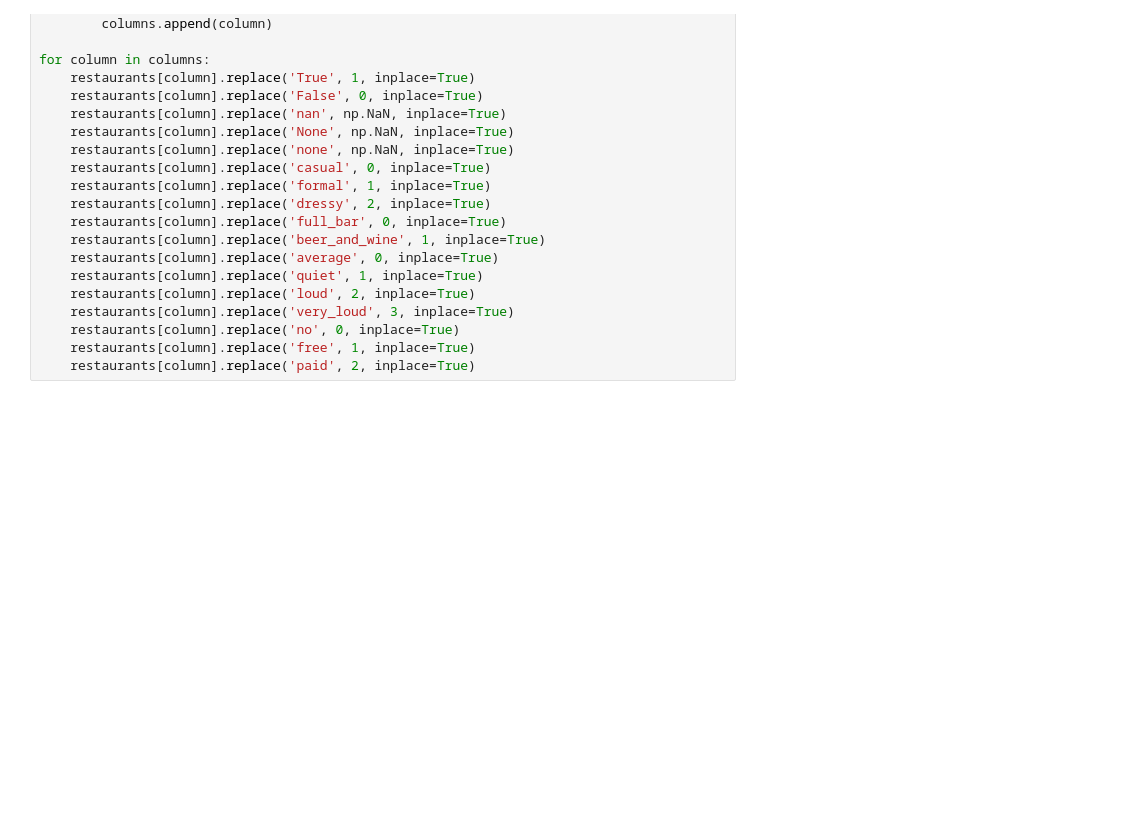
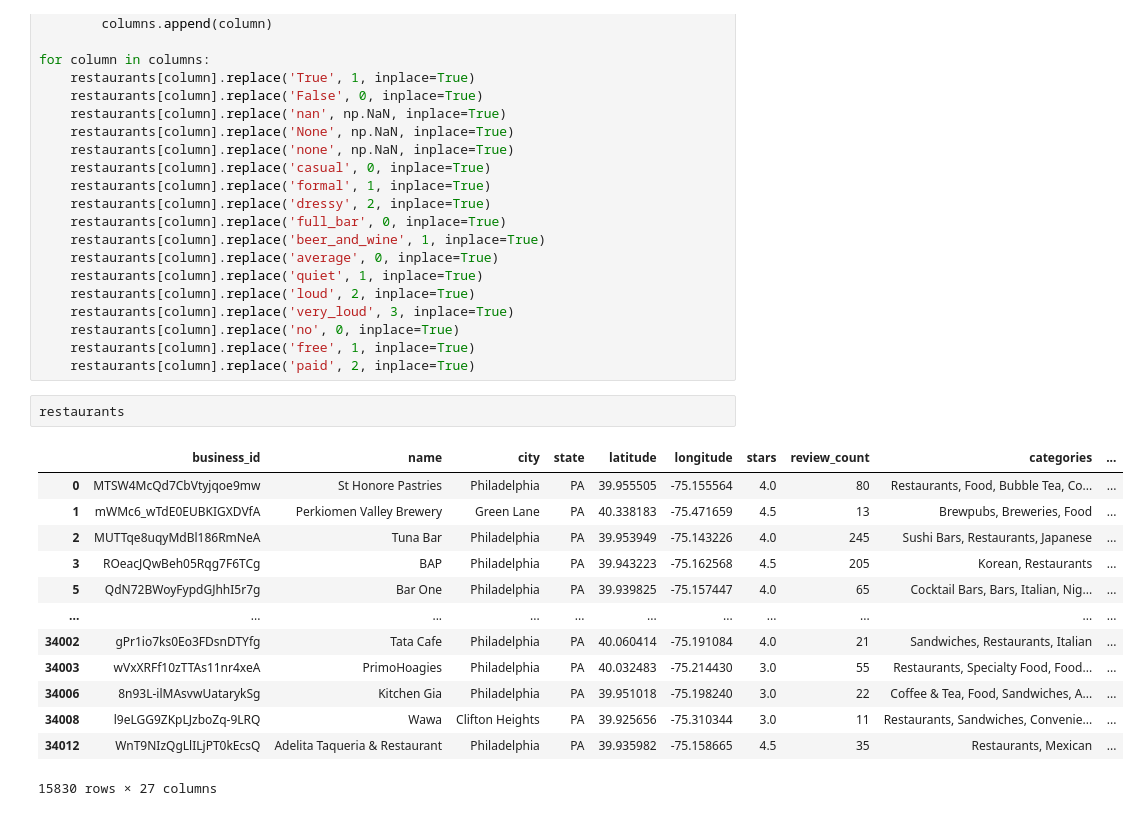
Before and after one commit to raska0010/yelp-customer-reviews, a Jupyter notebook: data_cleaning.ipynb, the cells around one changed output. Cells and saved outputs as stored; diff of their text form; blank space fills up the shorter version.

```diff
--- a/data_cleaning.ipynb
+++ b/data_cleaning.ipynb
@@ -235,3 +235,19 @@ for column in columns:
     restaurants[column].replace('no', 0, inplace=True)
     restaurants[column].replace('free', 1, inplace=True)
     restaurants[column].replace('paid', 2, inplace=True)
+# %%
+restaurants
+# %% [output]
+|  | business_id | name | city | state | latitude | longitude | stars | review_count | categories | ... |
+| 0 | MTSW4McQd7CbVtyjqoe9mw | St Honore Pastries | Philadelphia | PA | 39.955505 | -75.155564 | 4.0 | 80 | Restaurants, Food, Bubble Tea, Co... | ... |
+| 1 | mWMc6_wTdE0EUBKIGXDVfA | Perkiomen Valley Brewery | Green Lane | PA | 40.338183 | -75.471659 | 4.5 | 13 | Brewpubs, Breweries, Food | ... |
+| 2 | MUTTqe8uqyMdBl186RmNeA | Tuna Bar | Philadelphia | PA | 39.953949 | -75.143226 | 4.0 | 245 | Sushi Bars, Restaurants, Japanese | ... |
+| 3 | ROeacJQwBeh05Rqg7F6TCg | BAP | Philadelphia | PA | 39.943223 | -75.162568 | 4.5 | 205 | Korean, Restaurants | ... |
+| 5 | QdN72BWoyFypdGJhhI5r7g | Bar One | Philadelphia | PA | 39.939825 | -75.157447 | 4.0 | 65 | Cocktail Bars, Bars, Italian, Nig... | ... |
+| ... | ... | ... | ... | ... | ... | ... | ... | ... | ... | ... |
+| 34002 | gPr1io7ks0Eo3FDsnDTYfg | Tata Cafe | Philadelphia | PA | 40.060414 | -75.191084 | 4.0 | 21 | Sandwiches, Restaurants, Italian | ... |
+| 34003 | wVxXRFf10zTTAs11nr4xeA | PrimoHoagies | Philadelphia | PA | 40.032483 | -75.214430 | 3.0 | 55 | Restaurants, Specialty Food, Food... | ... |
+| 34006 | 8n93L-ilMAsvwUatarykSg | Kitchen Gia | Philadelphia | PA | 39.951018 | -75.198240 | 3.0 | 22 | Coffee & Tea, Food, Sandwiches, A... | ... |
+| 34008 | l9eLGG9ZKpLJzboZq-9LRQ | Wawa | Clifton Heights | PA | 39.925656 | -75.310344 | 3.0 | 11 | Restaurants, Sandwiches, Convenie... | ... |
+| 34012 | WnT9NIzQgLlILjPT0kEcsQ | Adelita Taqueria & Restaurant | Philadelphia | PA | 39.935982 | -75.158665 | 4.5 | 35 | Restaurants, Mexican | ... |
+15830 rows × 27 columns
```
Also changed, not shown: parts of 4 cells of this notebook.
